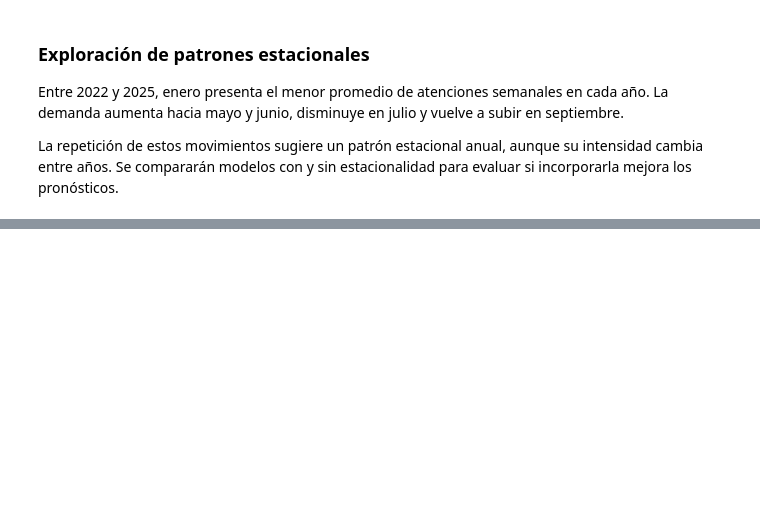
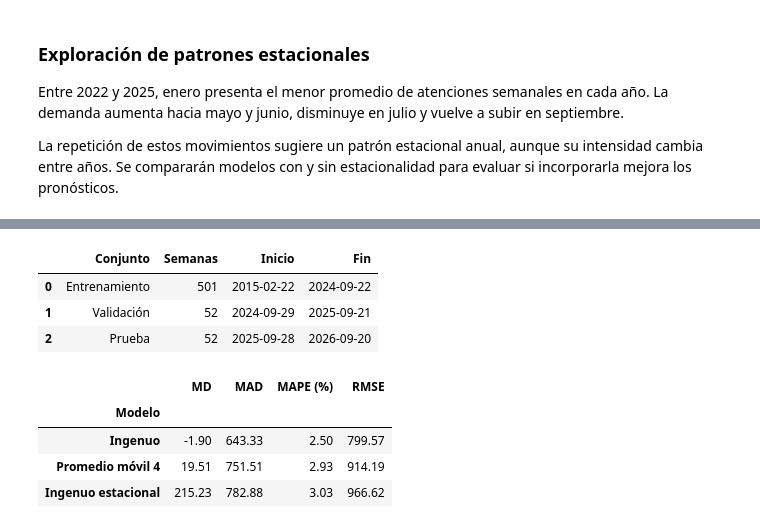
Before and after one commit to fernandatrevi/pronostico-demanda-urgencias, a Jupyter notebook: pronostico_urgencias.ipynb, the cells around one changed output, grey strips where cells are left out. Drawn from its saved outputs; the diff is of its cells as text; code cells hidden in the pictures; blank space fills up the shorter version.

Commit message:
Separar datos por fecha y evaluar modelos de referencia

```diff
--- a/pronostico_urgencias.ipynb
+++ b/pronostico_urgencias.ipynb
@@ -278,0 +285,72 @@ La repetición de estos movimientos sugiere un patrón estacional anual, aunque
+# %%
+serie = demanda_semanal["Atenciones"].astype(float).copy()
+
+assert serie.isna().sum() == 0, "Hay semanas sin datos."
+
+train = serie.iloc[:-104]
+valid = serie.iloc[-104:-52]
+test = serie.iloc[-52:]
+
+division = pd.DataFrame({
+    "Conjunto": ["Entrenamiento", "Validación", "Prueba"],
+    "Semanas": [len(train), len(valid), len(test)],
+    "Inicio": [
+        train.index.min(),
+        valid.index.min(),
+        test.index.min()
+    ],
+    "Fin": [
+        train.index.max(),
+        valid.index.max(),
+        test.index.max()
+    ]
+})
+
+display(division)
+# %% [output]
+|  | Conjunto | Semanas | Inicio | Fin |
+| 0 | Entrenamiento | 501 | 2015-02-22 | 2024-09-22 |
+| 1 | Validación | 52 | 2024-09-29 | 2025-09-21 |
+| 2 | Prueba | 52 | 2025-09-28 | 2026-09-20 |
+# %%
+# Usamos entrenamiento y validación; la prueba queda reservada
+historial = pd.concat([train, valid])
+
+pred_valid = pd.DataFrame({
+    "Real": valid,
+    "Ingenuo": historial.shift(1).loc[valid.index],
+    "Ingenuo estacional": historial.shift(52).loc[valid.index],
+    "Promedio móvil 4": (
+        historial.shift(1).rolling(4).mean().loc[valid.index]
+    )
+})
+
+# Error = real - pronóstico
+resultados = []
+
+for modelo in pred_valid.columns.drop("Real"):
+    error = pred_valid["Real"] - pred_valid[modelo]
+
+    resultados.append({
+        "Modelo": modelo,
+        "MD": error.mean(),
+        "MAD": error.abs().mean(),
+        "MAPE (%)": (
+            error.abs() / pred_valid["Real"]
+        ).mean() * 100,
+        "RMSE": (error.pow(2).mean()) ** 0.5
+    })
+
+metricas_valid = (
+    pd.DataFrame(resultados)
+    .set_index("Modelo")
+    .sort_values("MAD")
+)
+
+display(metricas_valid.round(2))
+# %% [output]
+|  | MD | MAD | MAPE (%) | RMSE |
+| Modelo |  |  |  |  |
+| Ingenuo | -1.90 | 643.33 | 2.50 | 799.57 |
+| Promedio móvil 4 | 19.51 | 751.51 | 2.93 | 914.19 |
+| Ingenuo estacional | 215.23 | 782.88 | 3.03 | 966.62 |
```
Also changed, not shown: parts of 2 cells of this notebook.
